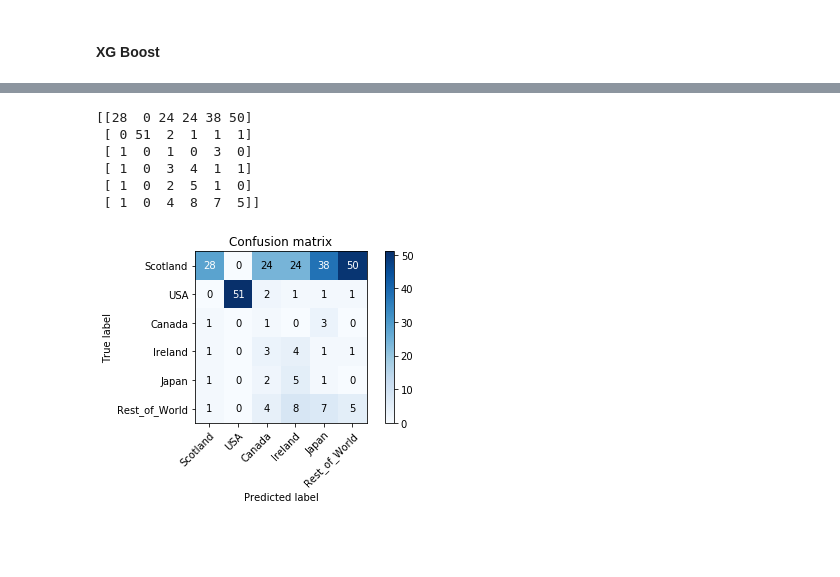
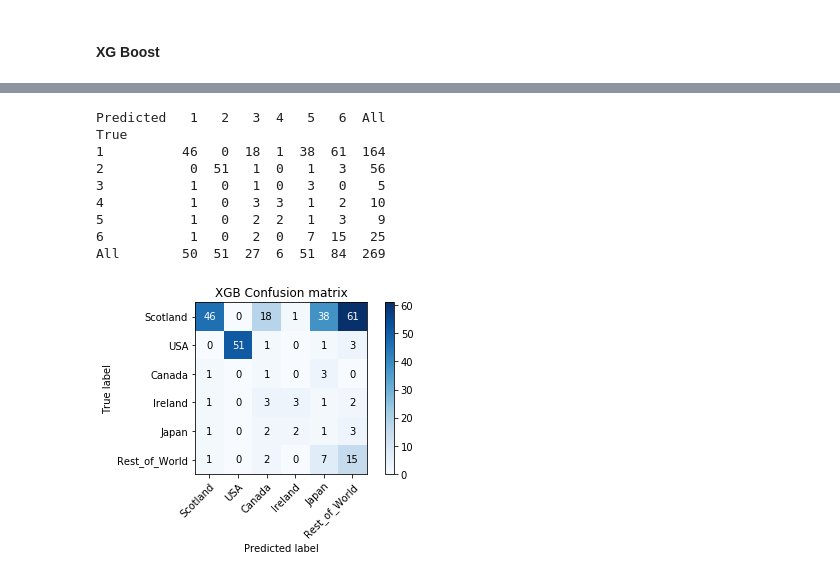
Before and after one commit to hamiltonchangcodes/project_whisky, a Jupyter notebook: Project 5.ipynb, the cells around one changed output, grey strips where cells are left out. Cells and saved outputs as stored; diff of their text form; code cells hidden in the pictures; blank space fills up the shorter version.

```diff
--- a/Project 5.ipynb
+++ b/Project 5.ipynb
@@ -338,8 +420,8 @@ def updateKNN(x, x_train, y_train):
     knn = KNeighborsClassifier(n_neighbors=x)
 
     knn.fit(x_train, y_train)
-    test_preds = knn.predict(x_test)
-    print_metrics(y_test, test_preds)
+    test_preds1 = knn.predict(x_test)
+    print_metrics(y_test, test_preds1)
 # %%
-updateKNN(5, x_train_resampled, y_train_resampled)
+updateKNN(1, x_train_resampled, y_train_resampled)
 # %% [output]
@@ -676,7 +762,7 @@ from sklearn.metrics import accuracy_score, confusion_matrix, classification_rep
 from sklearn.tree import DecisionTreeClassifier
 from sklearn.ensemble import BaggingClassifier, RandomForestClassifier
 # %%
-tree_clf = DecisionTreeClassifier(criterion = "gini", max_depth = 5, max_leaf_nodes = 8)
+tree_clf = DecisionTreeClassifier(criterion = "gini", max_depth = 5, max_leaf_nodes = 4)
 tree_clf.fit(x_train_resampled, y_train_resampled)
 # %% [output]
 DecisionTreeClassifier(class_weight=None, criterion='gini', max_depth=5,
@@ -806,7 +901,7 @@ plt.show()
 #### Random Forest
 # %%
 #Random Forest
-forest = RandomForestClassifier(n_estimators=100, max_depth= 5, max_leaf_nodes = 20)
+forest = RandomForestClassifier(n_estimators=100, max_depth= 5, max_leaf_nodes = 10)
 forest.fit(x_train_resampled, y_train_resampled)
 # %% [output]
 RandomForestClassifier(bootstrap=True, class_weight=None, criterion='gini',
@@ -1132,17 +1182,21 @@ plot_feature_importances(xgb)
 # %%
 labels = ['Scotland', 'USA', 'Canada', 'Ireland', 'Japan', 'Rest_of_World']
 
-plot_confusion_matrix(y_test, val_preds, classes=labels,
-                      title='Confusion matrix')
+plot_confusion_matrix(y_test, xgb_preds, classes=labels,
+                      title='XGB Confusion matrix')
+plt.savefig('XGB_confusion_matrix.png')
 plt.show()
 # %% [output]
-[[28  0 24 24 38 50]
- [ 0 51  2  1  1  1]
- [ 1  0  1  0  3  0]
- [ 1  0  3  4  1  1]
- [ 1  0  2  5  1  0]
- [ 1  0  4  8  7  5]]
+Predicted   1   2   3  4   5   6  All
+True
+1          46   0  18  1  38  61  164
+2           0  51   1  0   1   3   56
+3           1   0   1  0   3   0    5
+4           1   0   3  3   1   2   10
+5           1   0   2  2   1   3    9
+6           1   0   2  0   7  15   25
+All        50  51  27  6  51  84  269
-[figure, old version]
+[figure, new version]
 # %%
 param_grid = {
     "learning_rate": [.05],
```
Also changed, not shown: parts of 80 cells of this notebook, 20 other files.
